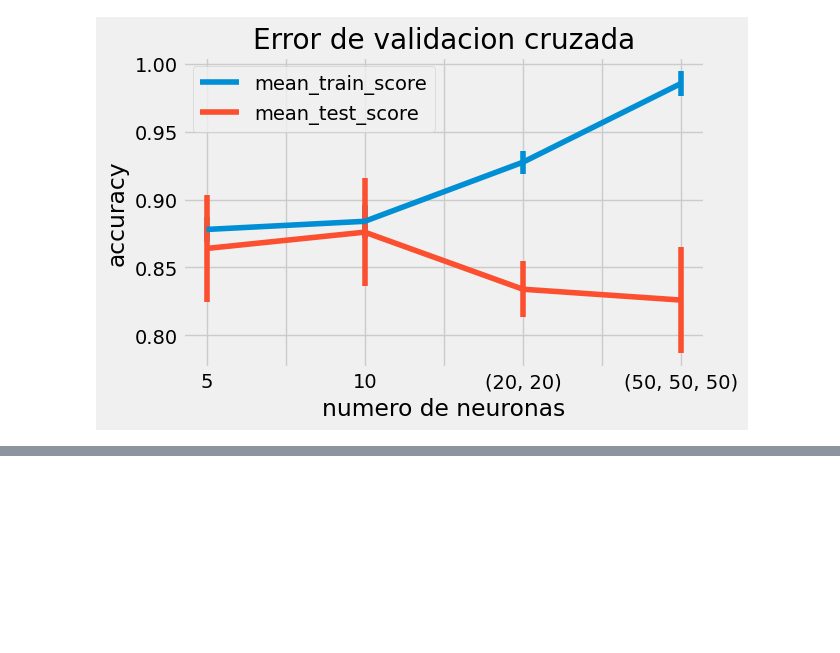
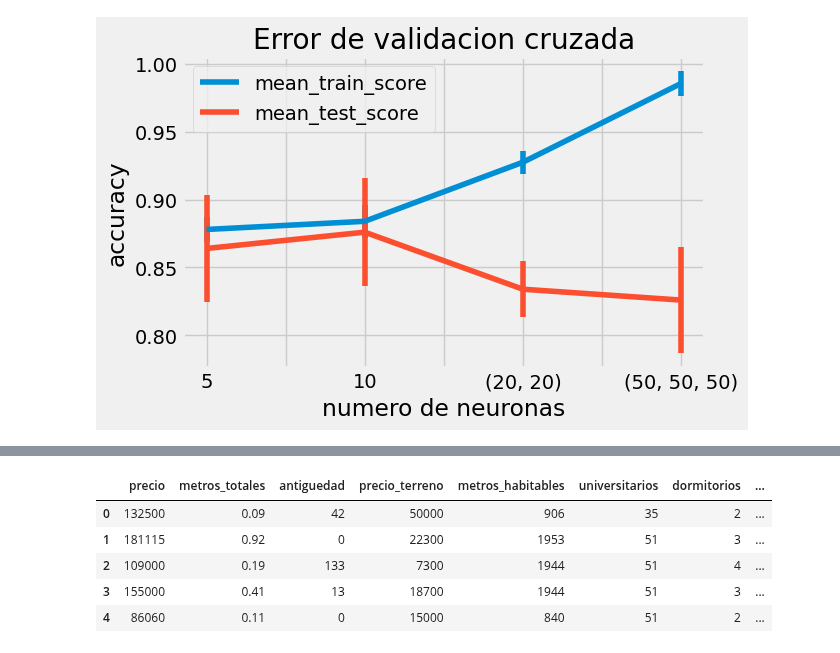
Before and after one commit to Lexie-v2/Goggle-CO, a Jupyter notebook: Lab9_Redes_Neuronales_Vera_V.ipynb, the cells around one changed output, grey strips where cells are left out. Drawn from its saved outputs; the diff is of its cells as text; code cells hidden in the pictures; blank space fills up the shorter version.

```diff
--- a/Lab9_Redes_Neuronales_Vera_V.ipynb
+++ b/Lab9_Redes_Neuronales_Vera_V.ipynb
@@ -203,0 +263,52 @@ grid = RandomizedSearchCV(
+# %%
+#Tratamiento de datos
+#----------------------------------------------------------------------------------------------------
+import numpy as np
+import pandas as pd
+
+#Gráficos
+#----------------------------------------------------------------------------------------------------
+import matplotlib.pyplot as plt
+import seaborn as sns
+%matplotlib inline
+plt.style.use('fivethirtyeight')
+
+#Modelado
+#----------------------------------------------------------------------------------------------------
+from sklearn.neural_network import MLPRegressor
+from sklearn.preprocessing import OneHotEncoder
+from sklearn.preprocessing import StandardScaler
+from sklearn.compose import make_column_selector
+from sklearn.pipeline import Pipeline
+from sklearn.metrics import mean_squared_error
+from sklearn.model_selection import RandomizedSearchCV
+from sklearn.model_selection import KFold
+from sklearn import set_config
+import multiprocessing
+
+#Configuración warnings
+#----------------------------------------------------------------------------------------------------
+import warnings
+warnings.filterwarnings('ignore')
+
+#Descarga de datos
+#----------------------------------------------------------------------------------------------------
+url = ("https://raw.githubusercontent.com/JoaquinAmatRodrigo/"
+       "Estadistica-machine-learning-python/master/data/SaratogaHouses.csv")
+datos = pd.read_csv(url, sep=",")
+
+# Se renombran las columnas para que sean más descriptivas
+datos.columns = ["precio", "metros_totales", "antiguedad", "precio_terreno",
+                 "metros_habitables", "universitarios", "dormitorios",
+                 "chimenea", "banyos", "habitaciones", "calefaccion",
+                 "consumo_calefacion", "desague", "vistas_lago",
+                 "nueva_construccion", "aire_acondicionado"]
+
+datos.head(5)
+# %% [output]
+|  | precio | metros_totales | antiguedad | precio_terreno | metros_habitables | universitarios | dormitorios | ... |
+| 0 | 132500 | 0.09 | 42 | 50000 | 906 | 35 | 2 | ... |
+| 1 | 181115 | 0.92 | 0 | 22300 | 1953 | 51 | 3 | ... |
+| 2 | 109000 | 0.19 | 133 | 7300 | 1944 | 51 | 4 | ... |
+| 3 | 155000 | 0.41 | 13 | 18700 | 1944 | 51 | 3 | ... |
+| 4 | 86060 | 0.11 | 0 | 15000 | 840 | 51 | 2 | ... |
```
Also changed, not shown: parts of 4 cells of this notebook.
